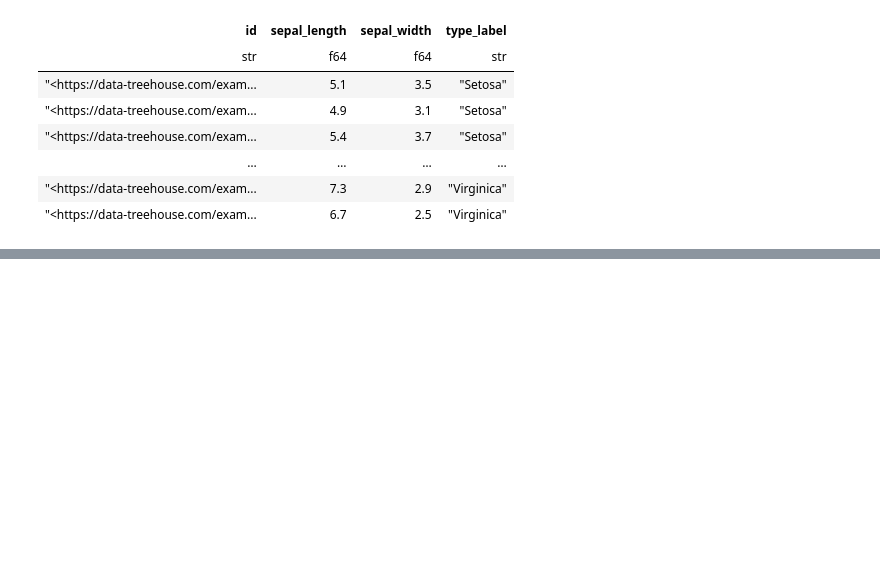
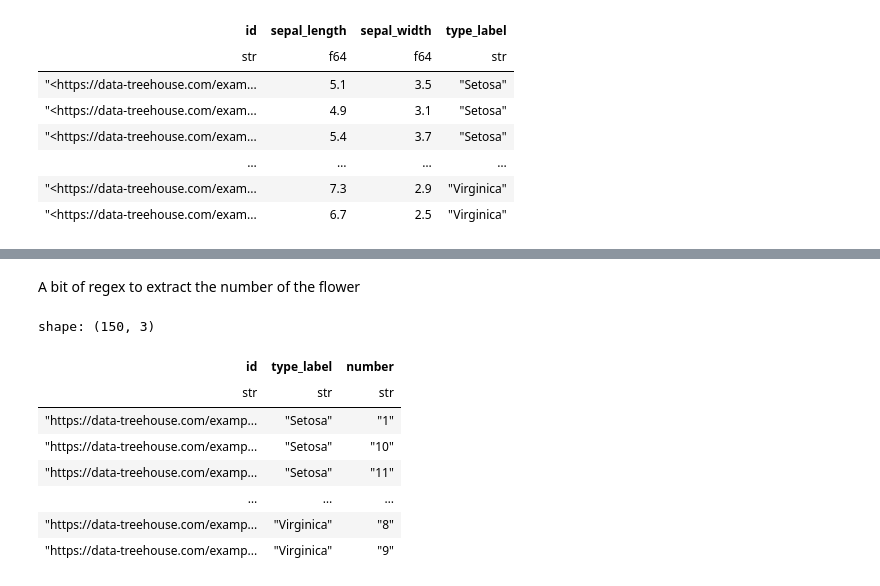
Before and after one commit to DataTreehouse/maplib, a Jupyter notebook: examples/mapping/mapping.ipynb, the cells around one changed output, grey strips where cells are left out. Drawn from its saved outputs; the diff is of its cells as text; code cells hidden in the pictures; blank space fills up the shorter version.

```diff
--- a/examples/mapping/mapping.ipynb
+++ b/examples/mapping/mapping.ipynb
@@ -381,0 +411,17 @@ shape: (150, 4)
+# %% [markdown]
+A bit of regex to extract the number of the flower
+# %%
+df_q = df_q.with_columns(
+    pl.col("id").str.extract("#[A-Za-z]*([0-9]+)").alias("number")
+)
+df_q
+# %% [output]
+shape: (150, 3)
+| id | type_label | number |
+| str | str | str |
+| "https://data-treehouse.com/examp... | "Setosa" | "1" |
+| "https://data-treehouse.com/examp... | "Setosa" | "10" |
+| "https://data-treehouse.com/examp... | "Setosa" | "11" |
+| … | … | … |
+| "https://data-treehouse.com/examp... | "Virginica" | "8" |
+| "https://data-treehouse.com/examp... | "Virginica" | "9" |
```
Also changed, not shown: parts of 13 cells of this notebook.
